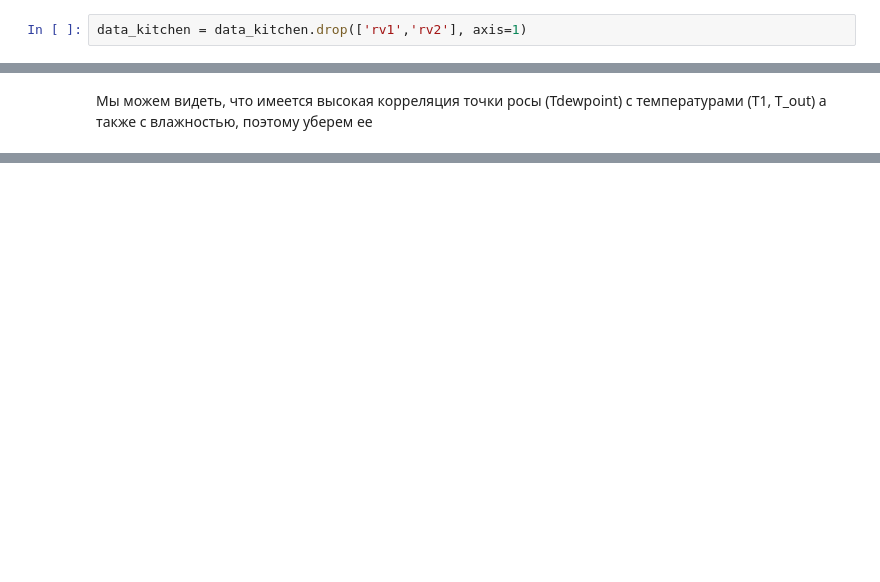
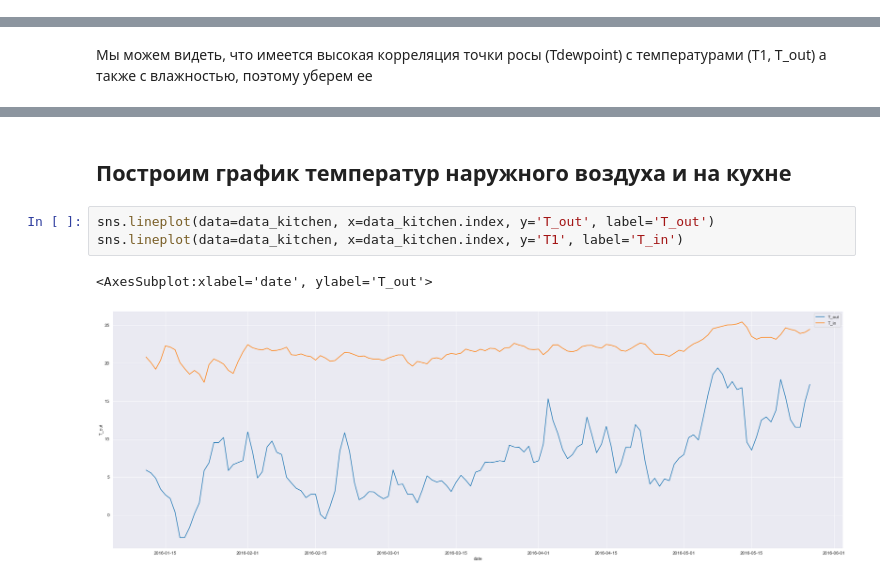
Before and after one commit to Orthanc92/energy_house_calc, a Jupyter notebook: energy_pet.ipynb, the cells around one changed output, grey strips where cells are left out. Saved outputs shown, nothing was run; the diff lists cells and outputs as text; blank space fills up the shorter version.

```diff
--- a/energy_pet.ipynb
+++ b/energy_pet.ipynb
@@ -161,3 +168 @@ sns.heatmap(corr, xticklabels=corr.columns, yticklabels=corr.columns)
-# %%
-data_kitchen = data_kitchen.drop(['rv1','rv2'], axis=1)
 # %%
@@ -178,0 +184,8 @@ sns.heatmap(corr, xticklabels=corr.columns, yticklabels=corr.columns)
+# %% [markdown]
+## Построим график температур наружного воздуха и на кухне
+# %%
+sns.lineplot(data=data_kitchen, x=data_kitchen.index, y='T_out', label='T_out')
+sns.lineplot(data=data_kitchen, x=data_kitchen.index, y='T1', label='T_in')
+# %% [output]
+<AxesSubplot:xlabel='date', ylabel='T_out'>
+[figure, added]
```
Also changed, not shown: parts of 14 cells of this notebook.
